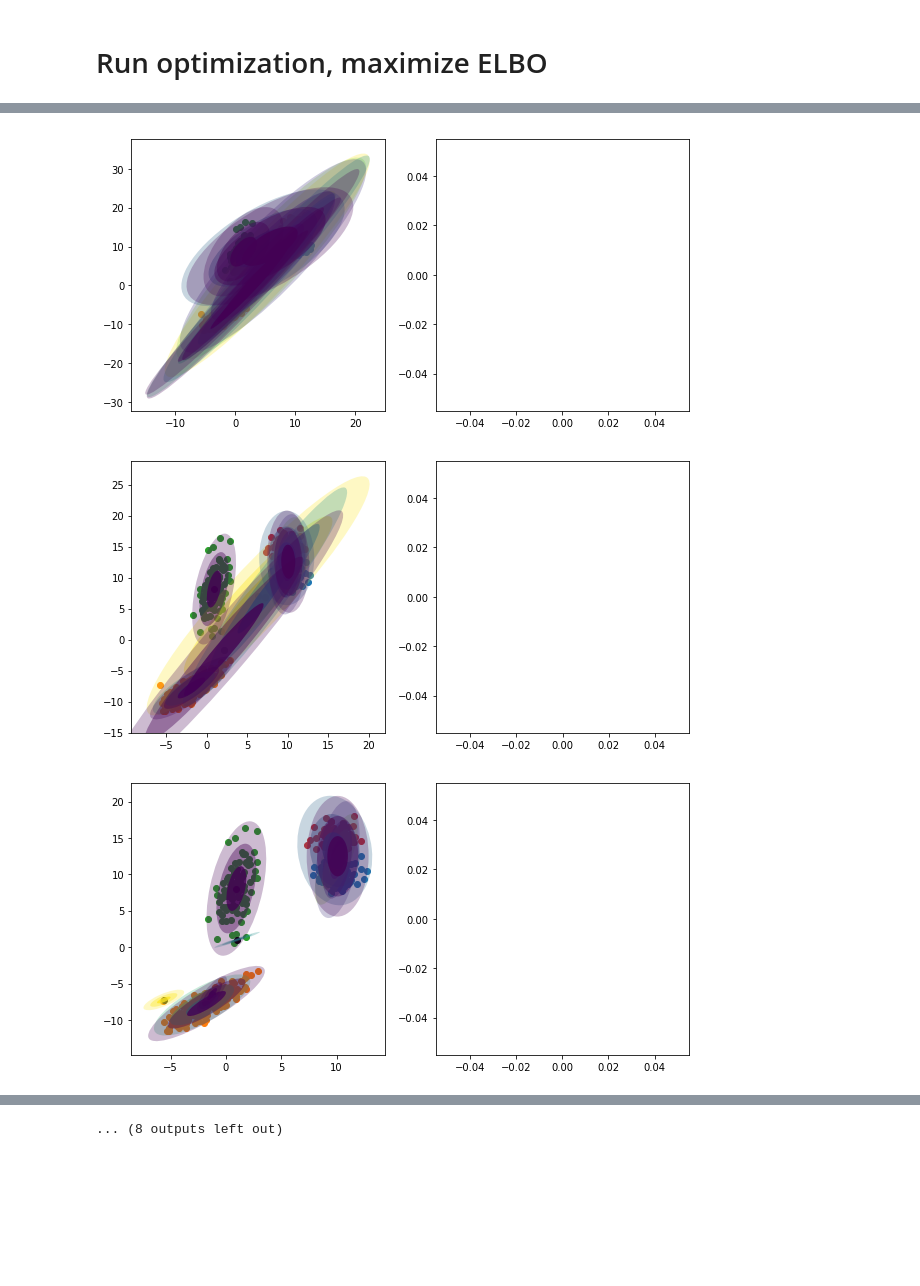
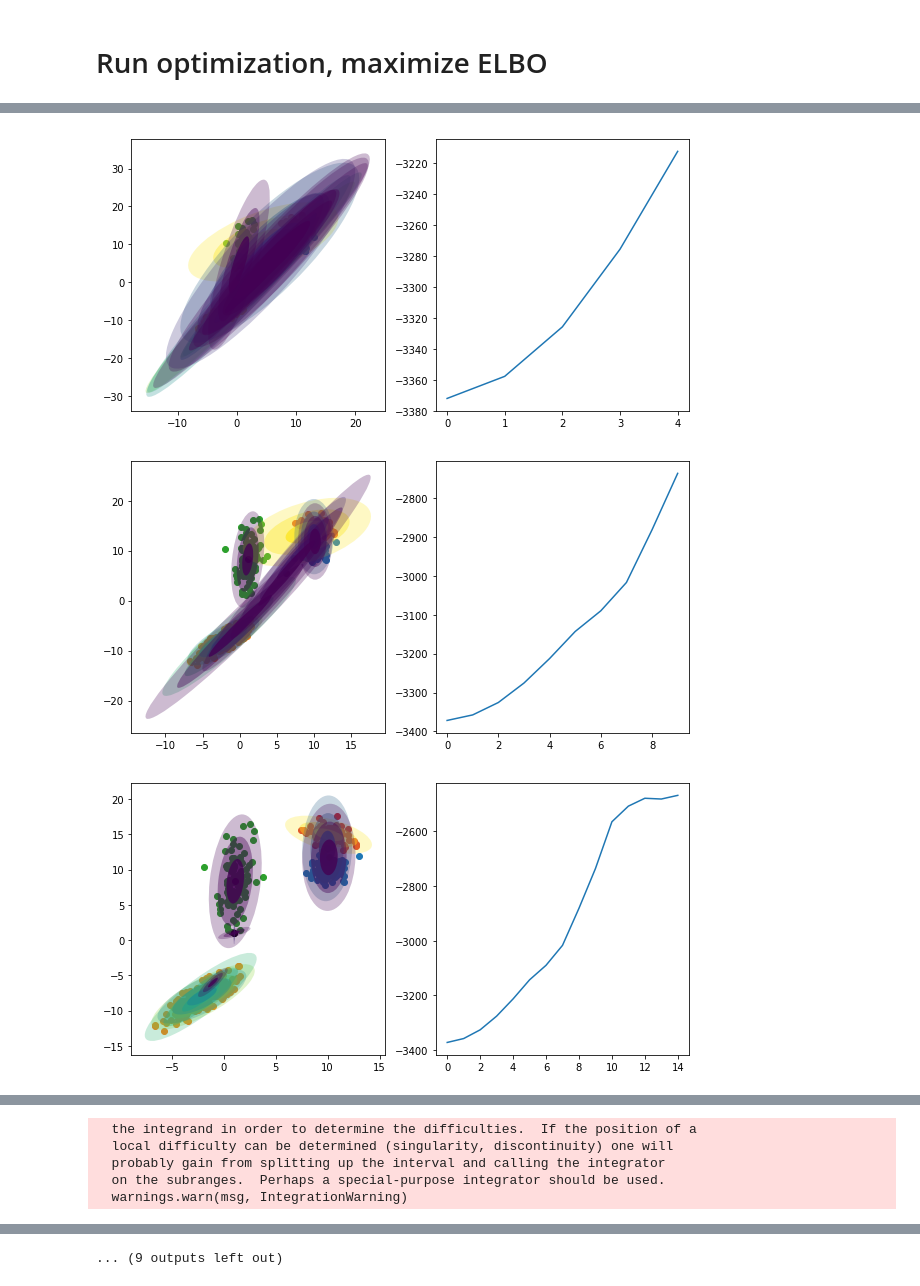
Before and after one commit to AdalbertoCq/Dirichlet_processes, a Jupyter notebook: Varaitional Inference DPMM.ipynb, the cells around one changed output, grey strips where cells are left out. Cells and saved outputs as stored; diff of their text form; code cells hidden in the pictures; blank space fills up the shorter version.

Commit message:
Added ELBO, numerica problem on q(v_k) but working

```diff
--- a/Varaitional Inference DPMM.ipynb
+++ b/Varaitional Inference DPMM.ipynb
@@ -52,10 +52,10 @@ def wishart_log_norm_const(v, w):
     for j in range(1, D+1):
         aux += gammaln(.5*v -.5*(j-1))
     multi_gamma = (D*(D-1)/4)*np.log(np.pi) + aux
-    return -.5*v*D*np.log(2) -.5*v*np.log(np.linalg.det(w))-multi_gamma
+    return -.5*v*D*np.log(2) -.5*v*log_e(np.linalg.det(w))-multi_gamma
 
-def log_norm_beta(alphak1, alphak2, k):
-    return gammaln(alphak1[k]) + gammaln(alphak2[k]) - gammaln(alphak1[k]+alphak2[k])
+def log_norm_beta(alphak1, alphak2):
+    return gammaln(alphak1) + gammaln(alphak2) - gammaln(alphak1+alphak2)
 
 def softmax(unnormalized):
     e_x = np.exp(unnormalized - np.max(unnormalized))
@@ -71,7 +71,7 @@ def e_lambda_log_det(vk, wk_inv, k):
     sum_psi = 0
     for i in range(1, D+1):
         sum_psi += psi((vk[k]+1-i)/2.0)
-    return sum_psi + float(D)*np.log(2) + np.log(det_wk)
+    return sum_psi + float(D)*np.log(2) + log_e(det_wk)
 
 def e_lambda(wk_inv, vk, k):
     wk = np.linalg.inv(wk_inv[k, :, :])
@@ -106,7 +106,7 @@ def e_alpha_gamma(w1, w2):
     return w1/w2
 
 def e_log_alpha_gamma(w1, w2):
-    return psi(w1) - np.log(w2)
+    return psi(w1) - log_e(w2)
 # %% [markdown]
 # Update for variational parameters
 # %%
@@ -348,11 +368,11 @@ for update in range(100):
     w2 = update_w2_alpha(w2, alphak1, alphak2, co_alpha)
 
     current_elbo = compute_elbo(alphak1, alphak2, bo_alpha, co_alpha, w1, w2, r_probs, mk, bk, mo, bo, vk, wk_inv, vo, wo_inv, data)
-    if update!=0 and current_elbo-prev_elbo < 1e-9:
+    if update!=0 and abs(current_elbo-prev_elbo) < 1e-9:
         print('Converged')
         break
     if update%5 == 0:
-        plot_gmm_approx(elbos, mk, wk_inv, vk, None, samples, thres=1e-3, figsize=(10,5))
+        plot_gmm_approx(elbos, mk, wk_inv, vk, None, samples, thres=1e-2, figsize=(10,5))
     elbos.append(current_elbo)
     prev_elbo = current_elbo
 # %% [output]
@@ -360,3 +380,3 @@ for update in range(100):
-[figure, old version]
+[figure, new version]
-[figure, old version]
+[figure, new version]
-[figure, old version]
+[figure, new version]
@@ -366,0 +387,5 @@ for update in range(100):
+  the integrand in order to determine the difficulties.  If the position of a
+  local difficulty can be determined (singularity, discontinuity) one will
+  probably gain from splitting up the interval and calling the integrator
+  on the subranges.  Perhaps a special-purpose integrator should be used.
+  warnings.warn(msg, IntegrationWarning)
@@ -371,4 +395,4 @@ for update in range(100):
-... (8 outputs left out)
+... (9 outputs left out)
 # %%
 thres=1e-3
 pi_trunc = e_pi_trunc(alphak1, alphak2)
```
Also changed, not shown: parts of 4 cells of this notebook.
